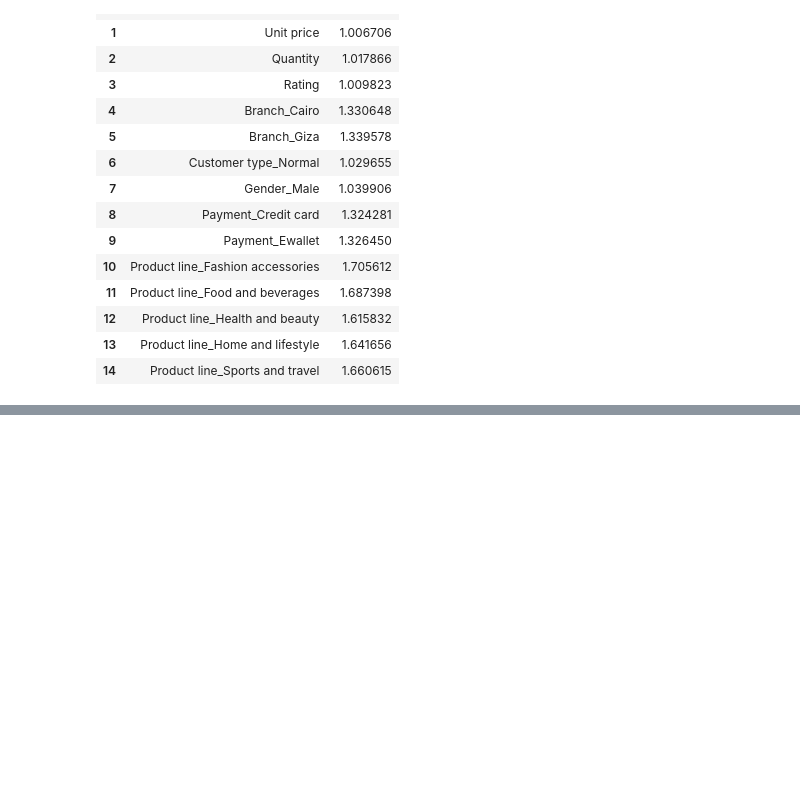
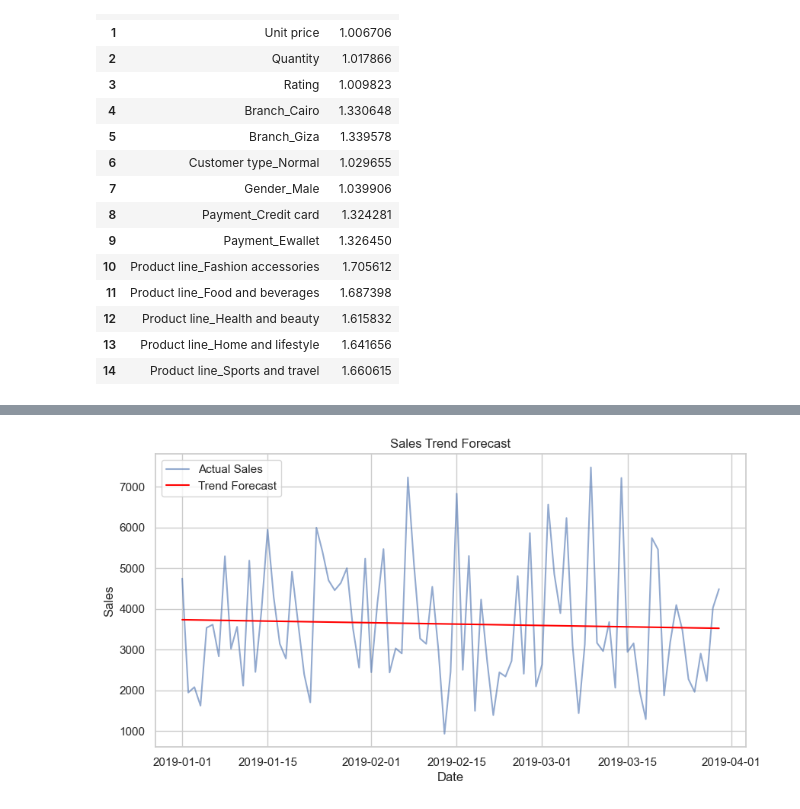
Before and after one commit to donatas-ruzgys/VSCode, a Jupyter notebook: Capstone_projektas/capstone.ipynb, the cells around one changed output, grey strips where cells are left out. Drawn from its saved outputs; the diff is of its cells as text; code cells hidden in the pictures; blank space fills up the shorter version.

```diff
--- a/Capstone_projektas/capstone.ipynb
+++ b/Capstone_projektas/capstone.ipynb
@@ -763,0 +815,5 @@ Therefore, the regression coefficients can be interpreted with confidence, as th
+# %%
+# create time index
+daily_sales['time_index'] = range(len(daily_sales))
+
+daily_sales.head()
@@ -763,0 +827,12 @@ Therefore, the regression coefficients can be interpreted with confidence, as th
+# %%
+from sklearn.linear_model import LinearRegression
+
+X_time = daily_sales[['time_index']]
+y_time = daily_sales['Sales']
+
+trend_model = LinearRegression()
+trend_model.fit(X_time, y_time)
+
+daily_sales['trend_prediction'] = trend_model.predict(X_time)
+
+daily_sales.head()
@@ -763,0 +846,15 @@ Therefore, the regression coefficients can be interpreted with confidence, as th
+# %%
+plt.figure(figsize=(10,5))
+
+plt.plot(daily_sales['Date'], daily_sales['Sales'], label="Actual Sales", alpha=0.6)
+plt.plot(daily_sales['Date'], daily_sales['trend_prediction'], label="Trend Forecast", color='red')
+
+plt.title("Sales Trend Forecast")
+plt.xlabel("Date")
+plt.ylabel("Sales")
+
+plt.legend()
+
+plt.show()
+# %% [output]
+[figure, added]
```
Also changed, not shown: parts of 19 cells of this notebook, 1 other file.
